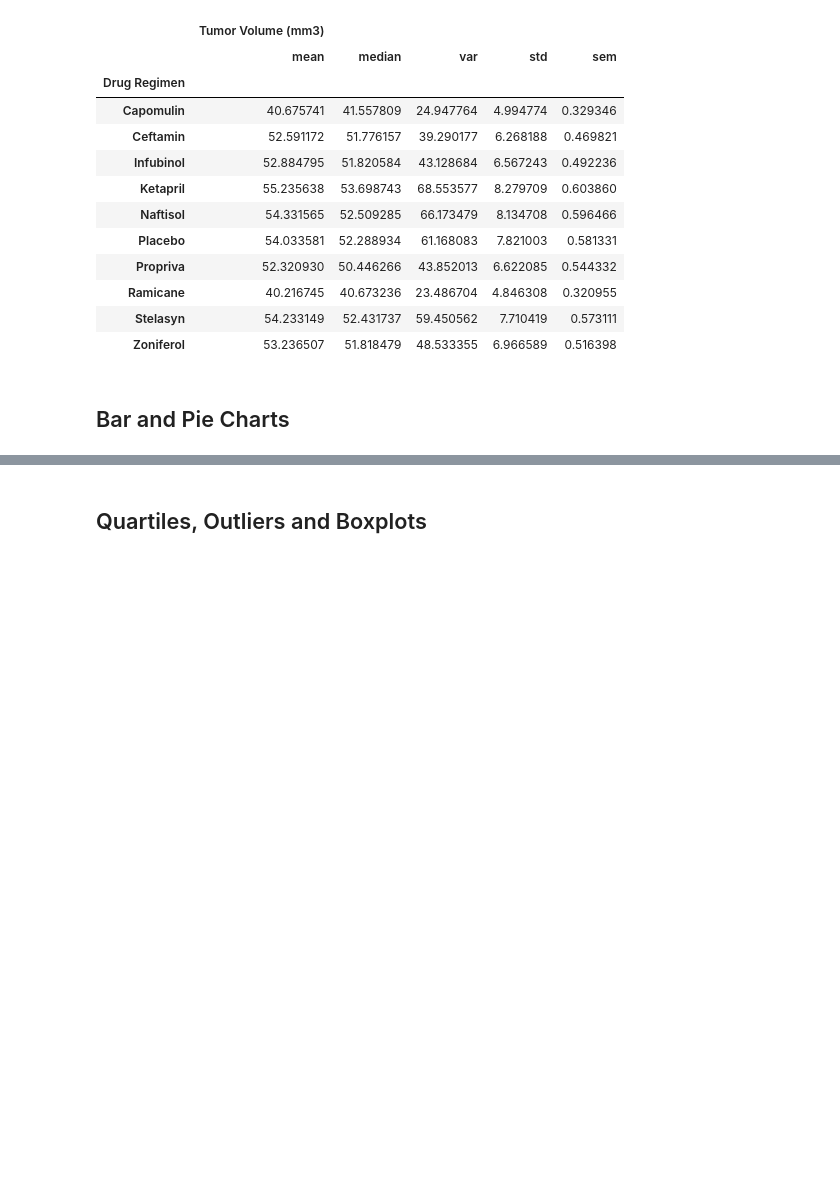
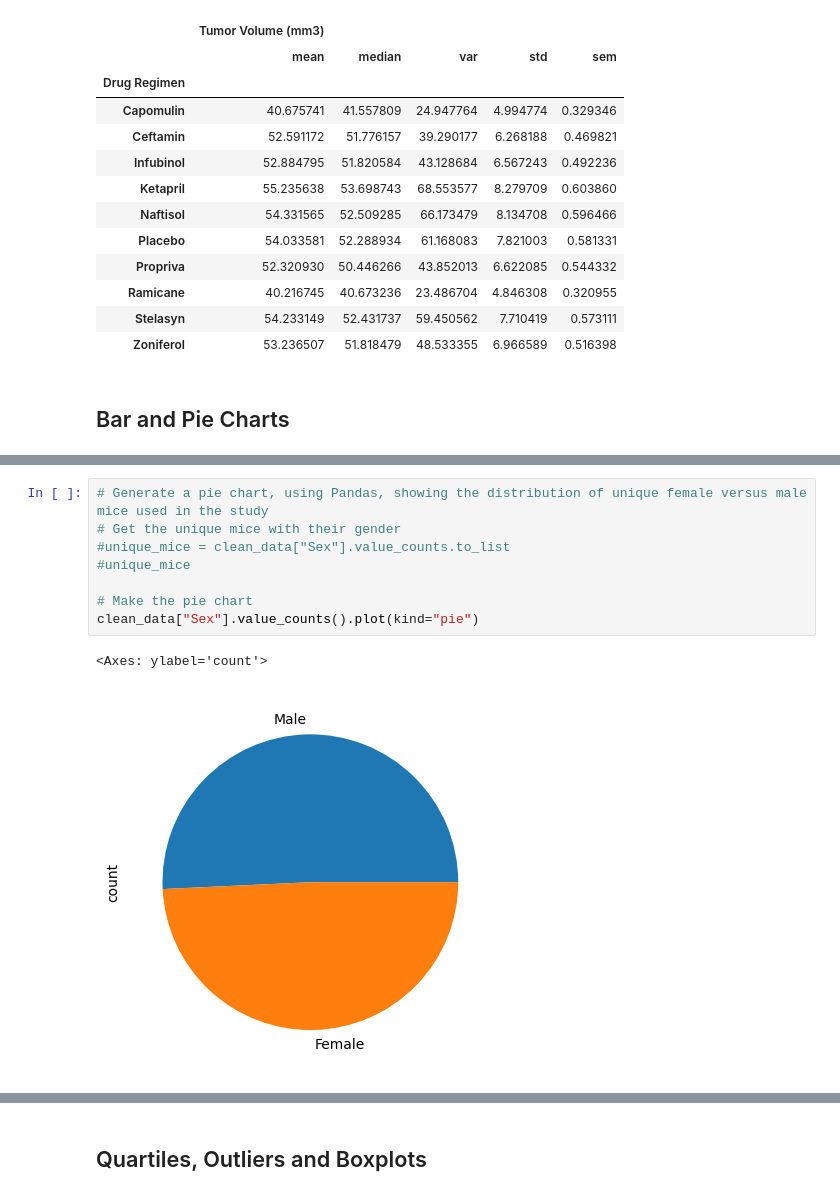
Before and after one commit to elidiak/-pymaceuticals-challenge, a Jupyter notebook: pymaceuticals_starter.ipynb, the cells around one changed output, grey strips where cells are left out. Saved outputs shown, nothing was run; the diff lists cells and outputs as text; blank space fills up the shorter version.

```diff
--- a/pymaceuticals_starter.ipynb
+++ b/pymaceuticals_starter.ipynb
@@ -170 +188,12 @@ plt.show()
+# %%
+# Generate a pie chart, using Pandas, showing the distribution of unique female versus male mice used in the study
+# Get the unique mice with their gender
+#unique_mice = clean_data["Sex"].value_counts.to_list
+#unique_mice
+
+# Make the pie chart
+clean_data["Sex"].value_counts().plot(kind="pie")
+# %% [output]
+<Axes: ylabel='count'>
+[figure, added]
 # %%
```
Also changed, not shown: parts of 6 cells of this notebook.
